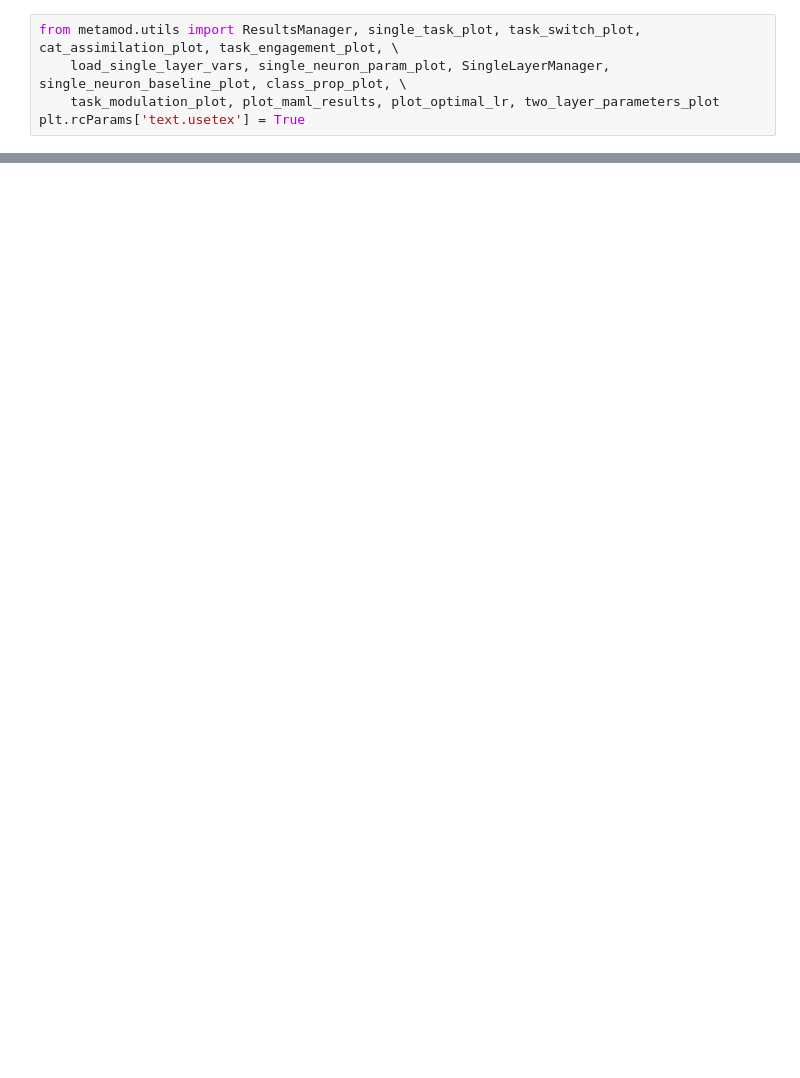
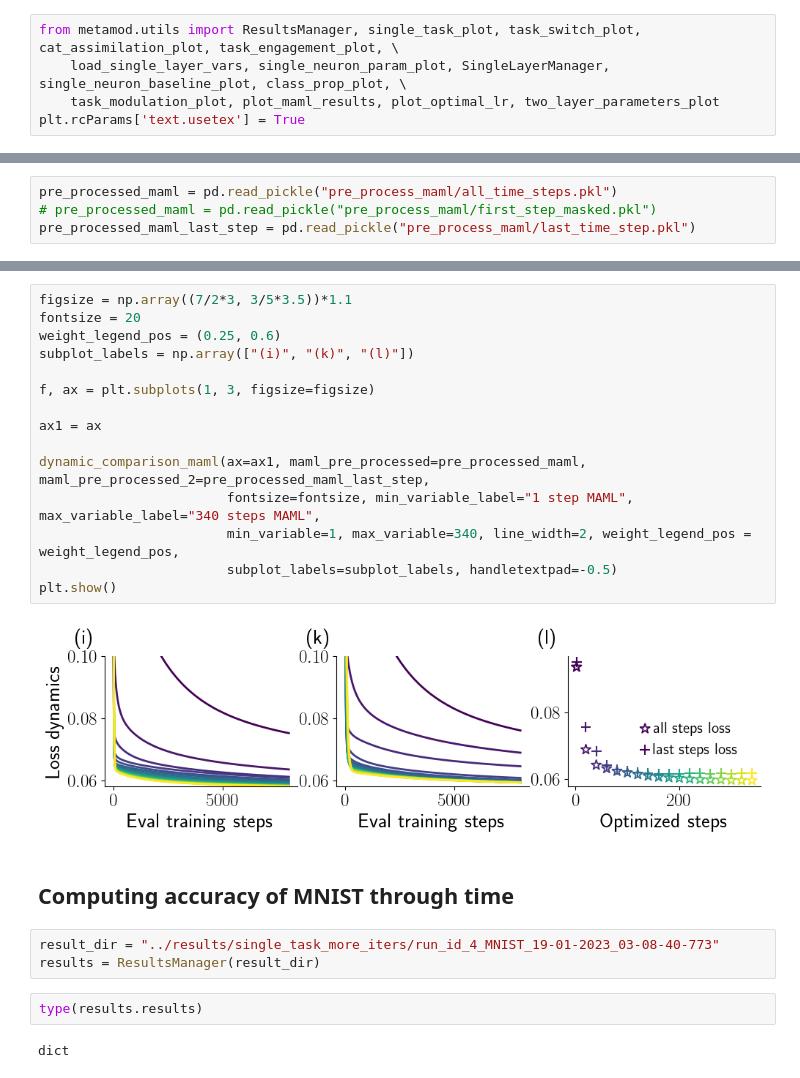
Before and after one commit to rodrigcd/neuromod, a Jupyter notebook: notebooks/rebuttal.ipynb, the cells around one changed output, grey strips where cells are left out. Drawn from its saved outputs; the diff is of its cells as text; blank space fills up the shorter version.

```diff
--- a/notebooks/rebuttal.ipynb
+++ b/notebooks/rebuttal.ipynb
@@ -64,0 +278,4 @@ ax_2 = two_layer_parameters_plot(result_manager, figsize=figsize, fontsize=fonts
+# %%
+pre_processed_maml = pd.read_pickle("pre_process_maml/all_time_steps.pkl")
+# pre_processed_maml = pd.read_pickle("pre_process_maml/first_step_masked.pkl")
+pre_processed_maml_last_step = pd.read_pickle("pre_process_maml/last_time_step.pkl")
@@ -64,0 +364,26 @@ ax_2 = two_layer_parameters_plot(result_manager, figsize=figsize, fontsize=fonts
+# %%
+figsize = np.array((7/2*3, 3/5*3.5))*1.1
+fontsize = 20
+weight_legend_pos = (0.25, 0.6)
+subplot_labels = np.array(["(i)", "(k)", "(l)"])
+
+f, ax = plt.subplots(1, 3, figsize=figsize)
+
+ax1 = ax
+
+dynamic_comparison_maml(ax=ax1, maml_pre_processed=pre_processed_maml, maml_pre_processed_2=pre_processed_maml_last_step,
+                        fontsize=fontsize, min_variable_label="1 step MAML", max_variable_label="340 steps MAML",
+                        min_variable=1, max_variable=340, line_width=2, weight_legend_pos = weight_legend_pos,
+                        subplot_labels=subplot_labels, handletextpad=-0.5)
+plt.show()
+# %% [output]
+[figure, added]
+# %% [markdown]
+## Computing accuracy of MNIST through time
+# %%
+result_dir = "../results/single_task_more_iters/run_id_4_MNIST_19-01-2023_03-08-40-773"
+results = ResultsManager(result_dir)
+# %%
+type(results.results)
+# %% [output]
+dict
```
Also changed, not shown: parts of 28 cells of this notebook, 15 other files.
